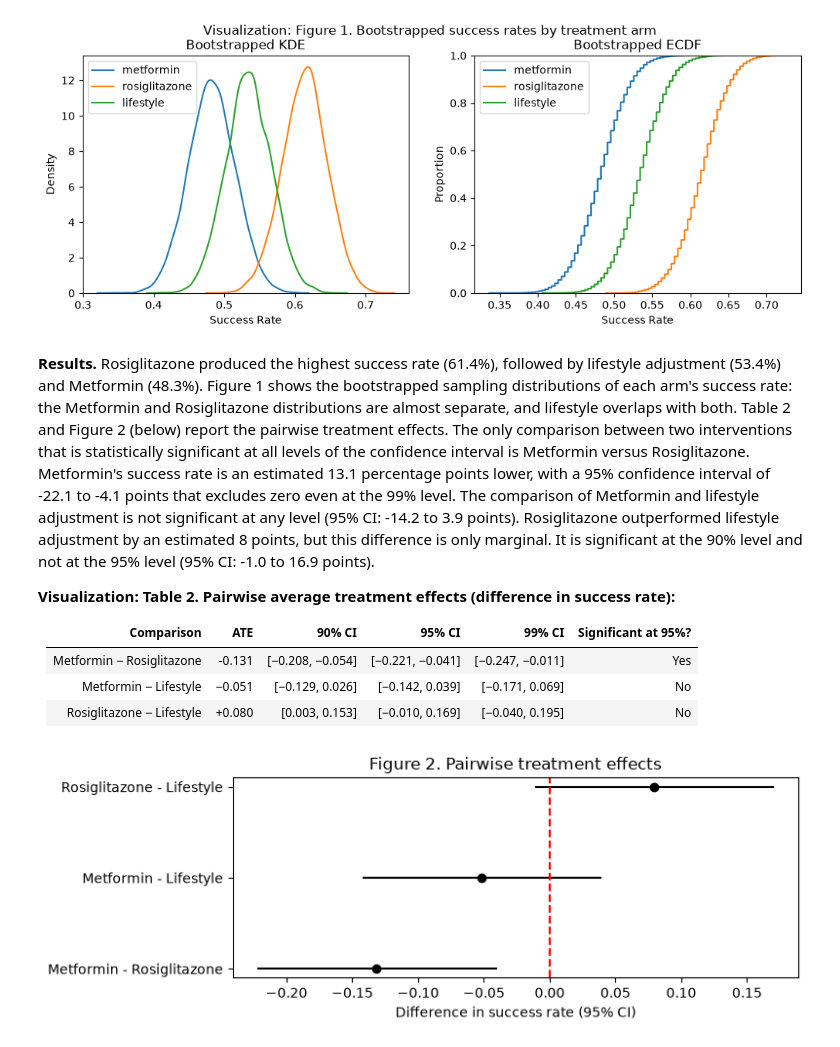
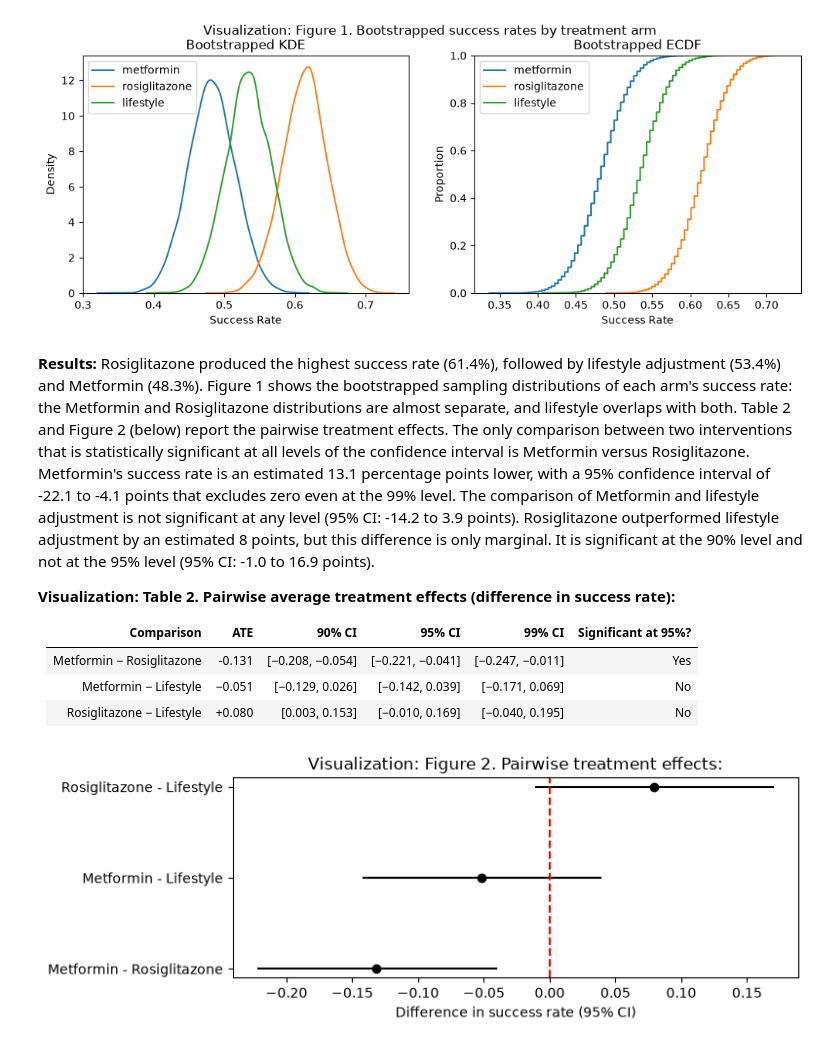
Before and after one commit to imaanrs/uu_bootstrap_irs, a Jupyter notebook: Thursday_lab/report.ipynb, the cells around one changed output. Cells and saved outputs as stored; diff of their text form; code cells hidden in the pictures.

```diff
--- a/Thursday_lab/report.ipynb
+++ b/Thursday_lab/report.ipynb
@@ -110,7 +110,7 @@ plt.show()
 # %% [output]
 [figure]
 # %% [markdown]
-**Results.** Rosiglitazone produced the highest success rate (61.4%), followed by lifestyle adjustment (53.4%) and Metformin (48.3%). Figure 1 shows the bootstrapped sampling distributions of each arm's success rate: the Metformin and Rosiglitazone distributions are almost separate, and lifestyle overlaps with both. Table 2 and Figure 2 (below) report the pairwise treatment effects. The only comparison between two interventions that is statistically significant at all levels of the confidence interval is Metformin versus Rosiglitazone. Metformin's success rate is an estimated 13.1 percentage points lower, with a 95% confidence interval of -22.1 to -4.1 points that excludes zero even at the 99% level. The comparison of Metformin and lifestyle adjustment is not significant at any level (95% CI: -14.2 to 3.9 points). Rosiglitazone outperformed lifestyle adjustment by an estimated 8 points, but this difference is only marginal. It is significant at the 90% level and not at the 95% level (95% CI: -1.0 to 16.9 points).
+**Results:** Rosiglitazone produced the highest success rate (61.4%), followed by lifestyle adjustment (53.4%) and Metformin (48.3%). Figure 1 shows the bootstrapped sampling distributions of each arm's success rate: the Metformin and Rosiglitazone distributions are almost separate, and lifestyle overlaps with both. Table 2 and Figure 2 (below) report the pairwise treatment effects. The only comparison between two interventions that is statistically significant at all levels of the confidence interval is Metformin versus Rosiglitazone. Metformin's success rate is an estimated 13.1 percentage points lower, with a 95% confidence interval of -22.1 to -4.1 points that excludes zero even at the 99% level. The comparison of Metformin and lifestyle adjustment is not significant at any level (95% CI: -14.2 to 3.9 points). Rosiglitazone outperformed lifestyle adjustment by an estimated 8 points, but this difference is only marginal. It is significant at the 90% level and not at the 95% level (95% CI: -1.0 to 16.9 points).
 
 **Visualization: Table 2. Pairwise average treatment effects (difference in success rate):**
 
@@ -122,22 +122,22 @@ plt.show()
 # %%
 names = ['Metformin - Rosiglitazone', 'Metformin - Lifestyle', 'Rosiglitazone - Lifestyle']
 ates = [ate_met_rosi, ate_met_life, ate_rosi_life]
 
 fig, ax = plt.subplots(figsize=(8, 3))
 for i in range(3):
     lo, hi = np.quantile(ates[i], [.025, .975])
     est = np.mean(ates[i])
     ax.plot([lo, hi], [i, i], color='black')
     ax.plot(est, i, 'o', color='black')
 
 ax.axvline(0, color='red', linestyle='--')
 ax.set_yticks([0, 1, 2])
 ax.set_yticklabels(names)
 ax.set_xlabel('Difference in success rate (95% CI)')
-ax.set_title('Visualization: Figure 2: Pairwise treatment effects:')
+ax.set_title('Visualization: Figure 2. Pairwise treatment effects:')
 plt.tight_layout()
 plt.show()
 # %% [output]
-[figure, old version]
+[figure, new version]
 # %% [markdown]
 **Recommendations:**
```
Also changed, not shown: parts of 2 cells of this notebook, 1 other file.
